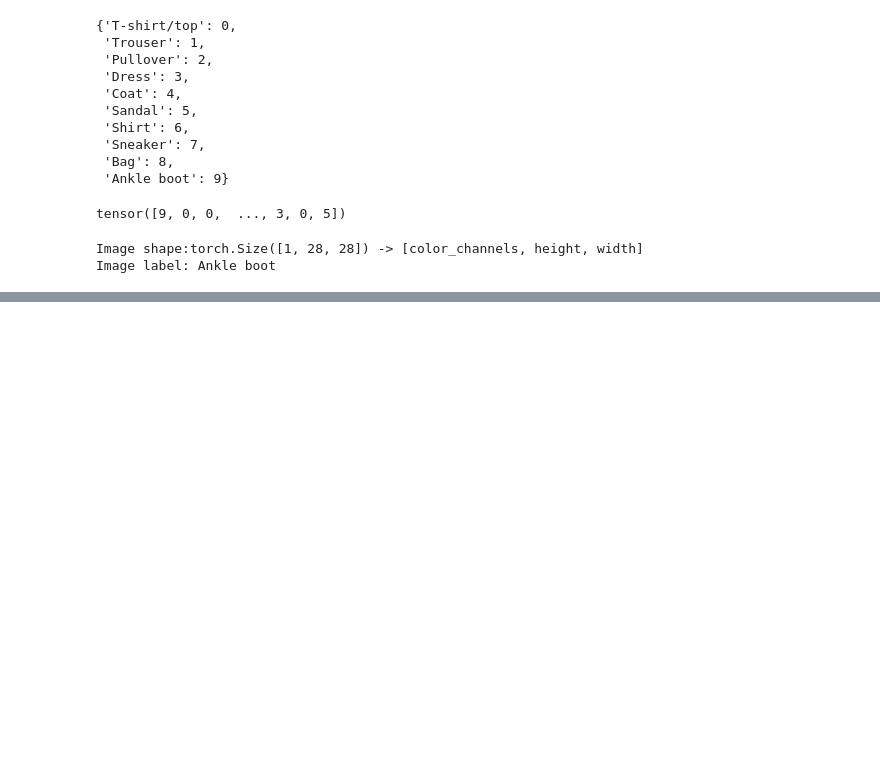
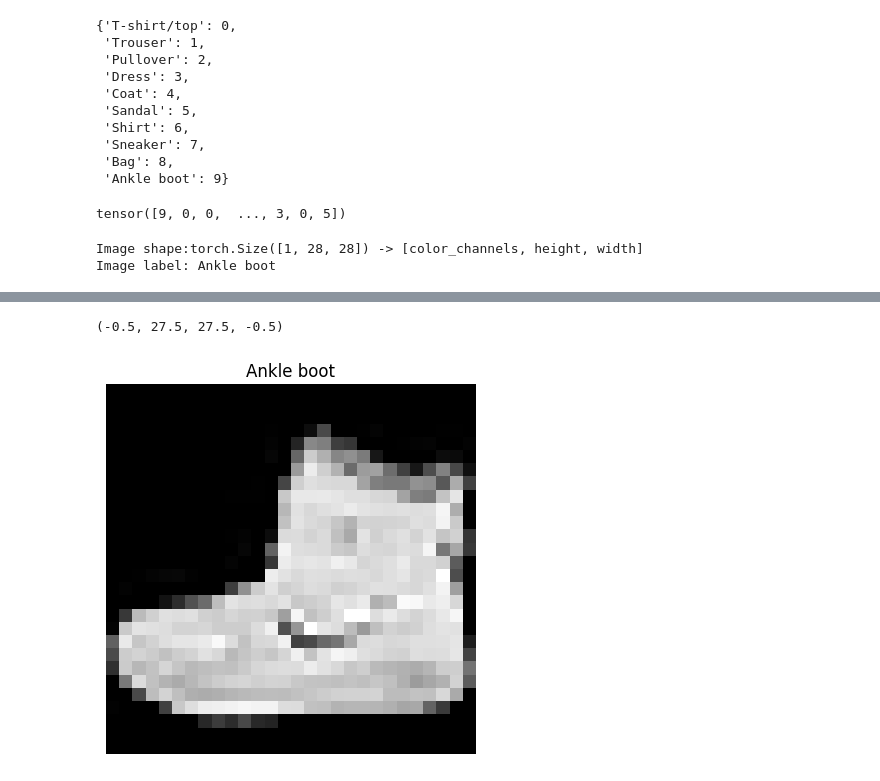
Before and after one commit to LadislavVasina1/pytorch_ztm, a Jupyter notebook: 03_computer_vision/03_computer_vision.ipynb, the cells around one changed output, grey strips where cells are left out. Drawn from its saved outputs; the diff is of its cells as text; code cells hidden in the pictures; blank space fills up the shorter version.

```diff
--- a/03_computer_vision/03_computer_vision.ipynb
+++ b/03_computer_vision/03_computer_vision.ipynb
@@ -138,0 +131,7 @@ Image label: Ankle boot
+# %%
+plt.imshow(image.squeeze(), cmap="gray")
+plt.title(class_names[label])
+plt.axis(False)
+# %% [output]
+(-0.5, 27.5, 27.5, -0.5)
+[figure, added]
```
Also changed, not shown: parts of 29 cells of this notebook, 2 other files.
